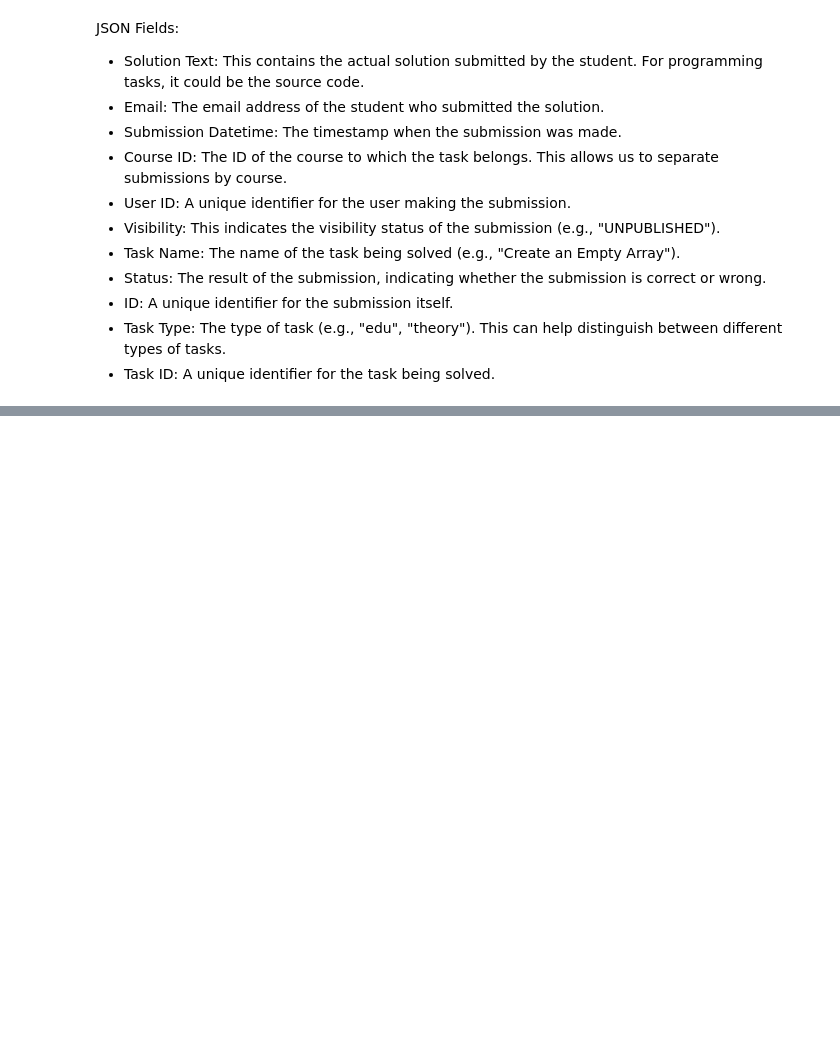
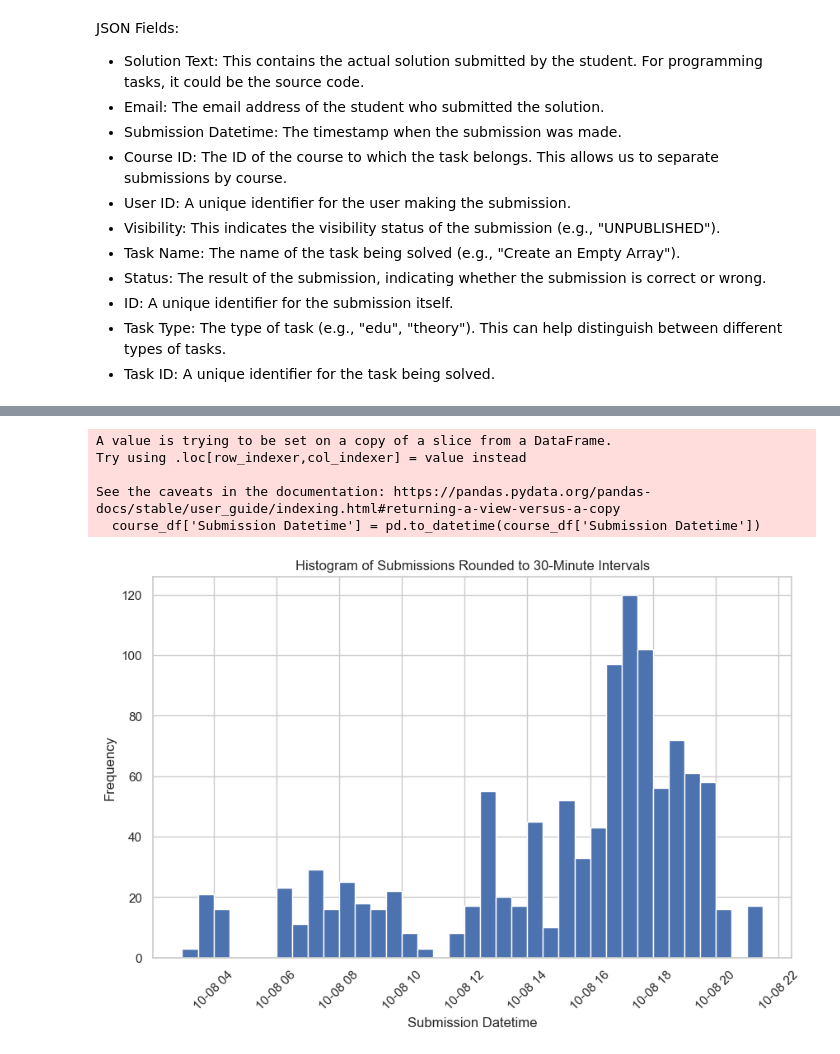
Before and after one commit to shevlopmes/avalur.github.io, a Jupyter notebook: ai_club/submissions_uploading.ipynb, the cells around one changed output, grey strips where cells are left out. Drawn from its saved outputs; the diff is of its cells as text; code cells hidden in the pictures; blank space fills up the shorter version.

```diff
--- a/ai_club/submissions_uploading.ipynb
+++ b/ai_club/submissions_uploading.ipynb
@@ -47,3 +29,11 @@ def load_submission_data(file_path):
     # Create a DataFrame from the list of submissions
     df = pd.DataFrame(data)
     return df
+# %%
+def col_num_to_excel_col_letter(n):
+    """Convert column number to Excel-style column letter."""
+    letter = ''
+    while n > 0:
+        n, remainder = divmod(n-1, 26)
+        letter = chr(65 + remainder) + letter
+    return letter
@@ -119,7 +128,7 @@ def update_google_sheet_incremental(df, credentials_file, sheet_name):
     print("Data incrementally updated successfully for all courses.")
 # %%
 # Main script execution
-submission_file = './data/query_result_2024-09-11T13_34_44.896091Z.json'
+submission_file = './data/query_result_2024-10-11T09_32_53.255161Z.json'
 credentials_file = './data/aiclub-435409-2881eaca101a.json'
 sheet_name = 'AI club gradebook'
 
@@ -132,0 +163,30 @@ Data incrementally updated successfully for all courses.
+# %%
+from matplotlib import pyplot as plt
+
+course_df = df[df['Course ID'] == 16630]
+# Convert 'Submission Datetime' to datetime objects
+course_df['Submission Datetime'] = pd.to_datetime(course_df['Submission Datetime'])
+
+course_df = course_df[course_df['Submission Datetime'] > datetime(2024, 10, 7)]
+course_df = course_df[course_df['Submission Datetime'] < datetime(2024, 10, 9)]
+
+# Round to the nearest 30 minutes
+course_df['Rounded Submission Datetime'] = course_df['Submission Datetime'].dt.round('30min')
+
+# Plot the histogram with 30-minute bins
+plt.figure(figsize=(10, 6))
+course_df['Rounded Submission Datetime'].hist(bins=pd.date_range(start=course_df['Rounded Submission Datetime'].min(),
+                                                                 end=course_df['Rounded Submission Datetime'].max(),
+                                                                 freq='30min'))
+plt.xlabel('Submission Datetime')
+plt.ylabel('Frequency')
+plt.title('Histogram of Submissions Rounded to 30-Minute Intervals')
+plt.xticks(rotation=45)
+plt.show()
+# %% [output]
+A value is trying to be set on a copy of a slice from a DataFrame.
+Try using .loc[row_indexer,col_indexer] = value instead
+
+See the caveats in the documentation: https://pandas.pydata.org/pandas-docs/stable/user_guide/indexing.html#returning-a-view-versus-a-copy
+  course_df['Submission Datetime'] = pd.to_datetime(course_df['Submission Datetime'])
+[figure, added]
```
Also changed, not shown: parts of 5 cells of this notebook.
